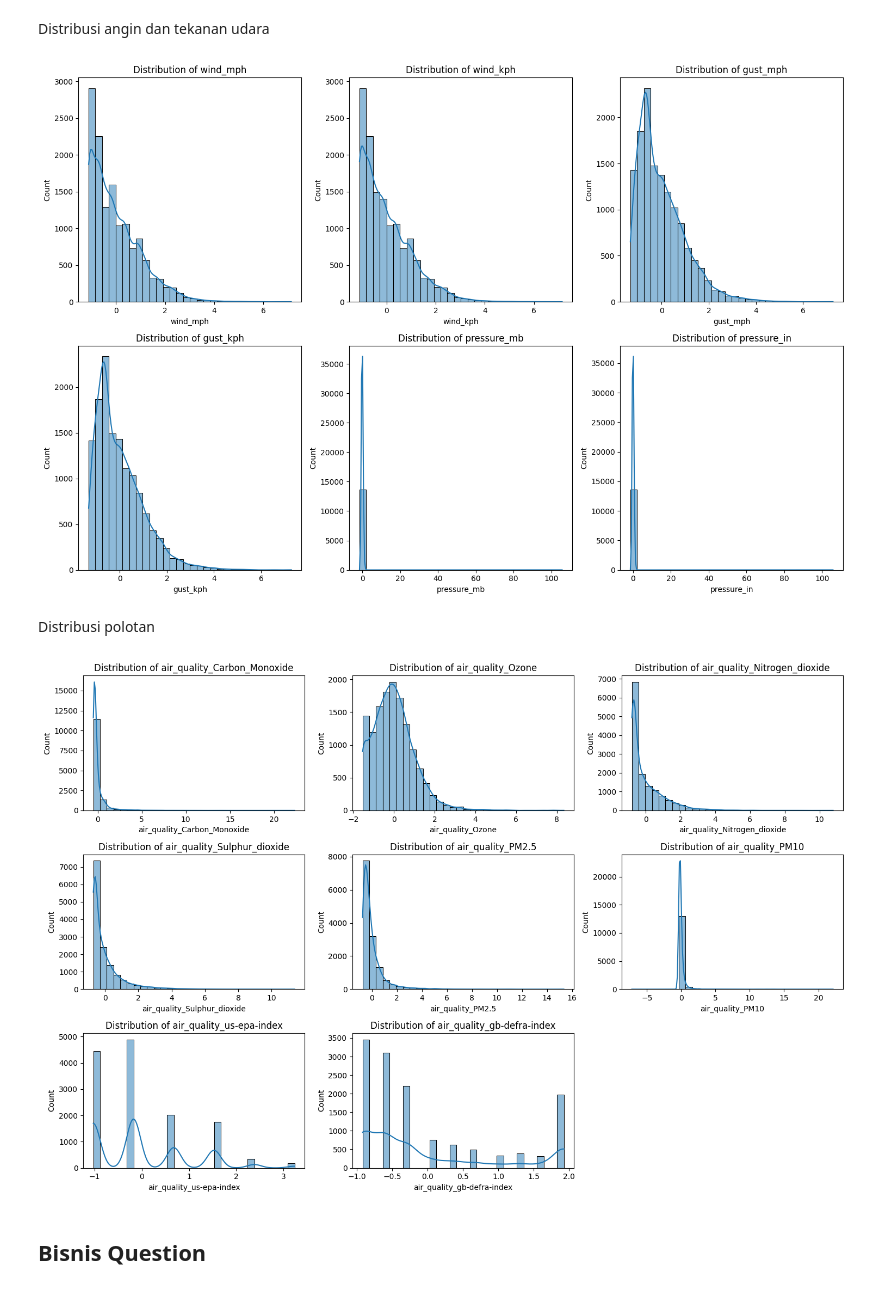
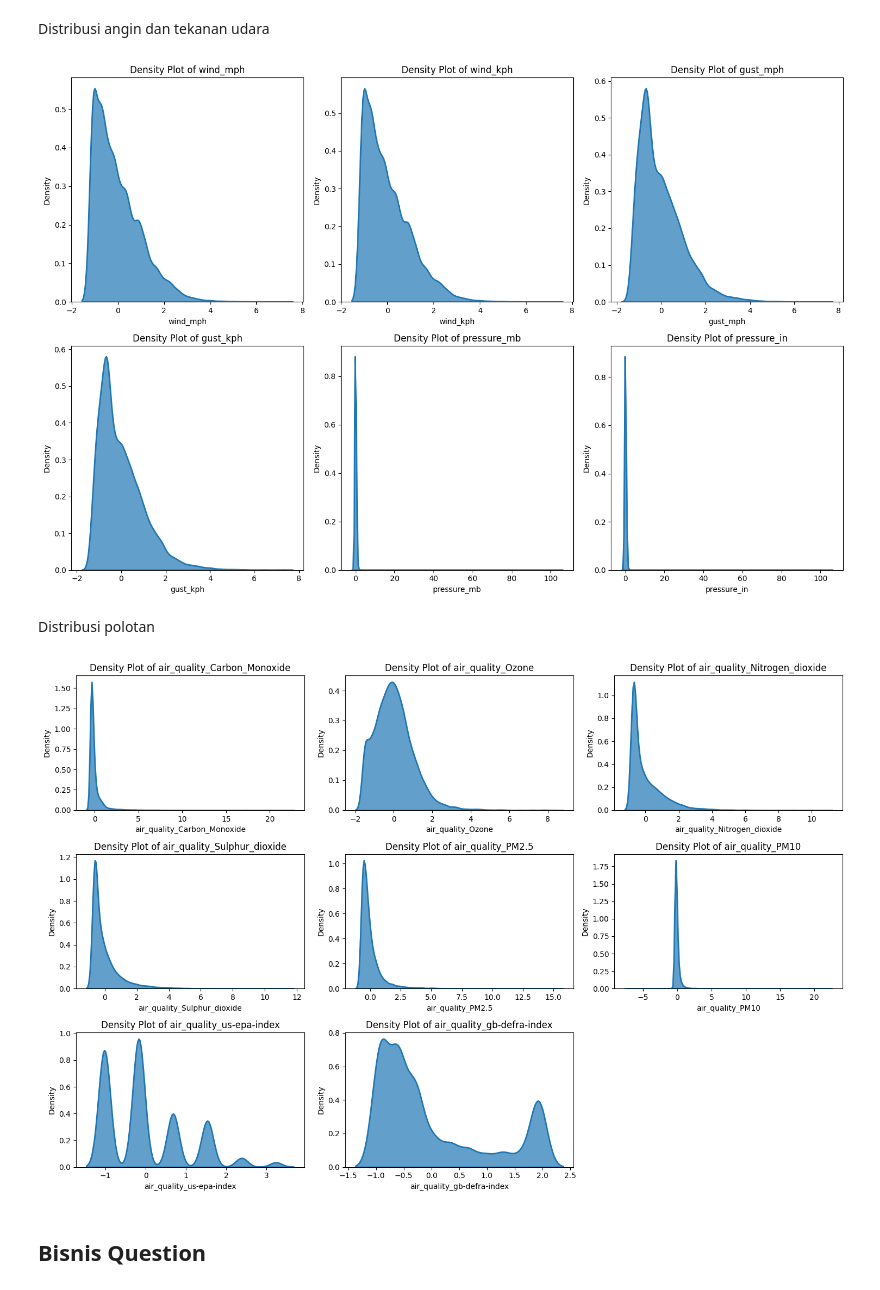
Before and after one commit to SenyuminAja16/2-Faza-Grace, a Jupyter notebook: EDAdan Visualization.ipynb, the cells around one changed output. Cells and saved outputs as stored; diff of their text form; code cells hidden in the pictures.

```diff
--- a/EDAdan Visualization.ipynb
+++ b/EDAdan Visualization.ipynb
@@ -225,34 +235,39 @@ Distribusi angin dan tekanan udara
 # %%
 # Distribusi angin dan tekanan udara
 angin_udara = ['wind_mph', 'wind_kph', 'gust_mph', 'gust_kph', 'pressure_mb', 'pressure_in']
 
-plt.figure(figsize=(15,10))
+plt.figure(figsize=(15, 10))
 
 for i, column in enumerate(angin_udara, 1):
-  plt.subplot(2,3,i)
-  sns.histplot(df_asia[column], kde=True, bins=30)
-  plt.title(f'Distribution of {column}')
+    plt.subplot(2, 3, i)
+    sns.kdeplot(df_asia[column], fill=True, alpha=0.7, linewidth=2)
+    plt.title(f'Density Plot of {column}')
+    plt.xlabel(column)
+    plt.ylabel('Density')
 
 plt.tight_layout()
 plt.show()
 # %% [output]
-[figure, old version]
+[figure, new version]
 # %% [markdown]
 Distribusi polotan
 # %%
 # Distribusi Polutan
 polutan = ['air_quality_Carbon_Monoxide', 'air_quality_Ozone', 'air_quality_Nitrogen_dioxide',  'air_quality_Sulphur_dioxide', 'air_quality_PM2.5', 'air_quality_PM10',  'air_quality_us-epa-index', 'air_quality_gb-defra-index']
-plt.figure(figsize=(15,10))
+
+plt.figure(figsize=(15, 10))
 
 for i, column in enumerate(polutan, 1):
-  plt.subplot(3,3,i)
-  sns.histplot(fix_asia_lencoder[column], kde=True, bins=30)
-  plt.title(f'Distribution of {column}')
+    plt.subplot(3, 3, i)
+    sns.kdeplot(df_asia[column], fill=True, alpha=0.7, linewidth=2)
+    plt.title(f'Density Plot of {column}')
+    plt.xlabel(column)
+    plt.ylabel('Density')
 
 plt.tight_layout()
 plt.show()
 # %% [output]
-[figure, old version]
+[figure, new version]
 # %% [markdown]
 ## Bisnis Question
 # %% [markdown]
```
Also changed, not shown: parts of 11 cells of this notebook.
